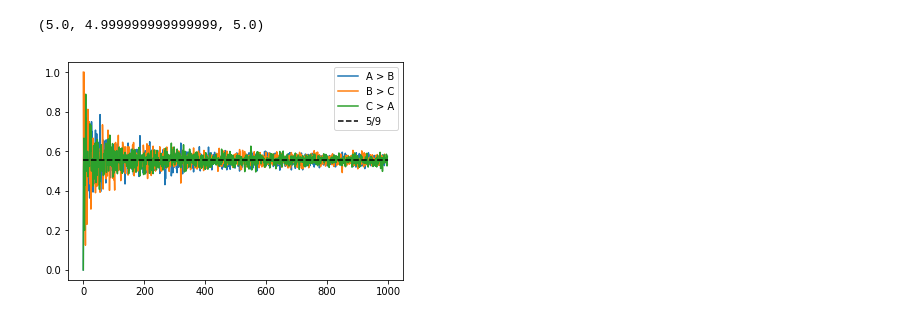
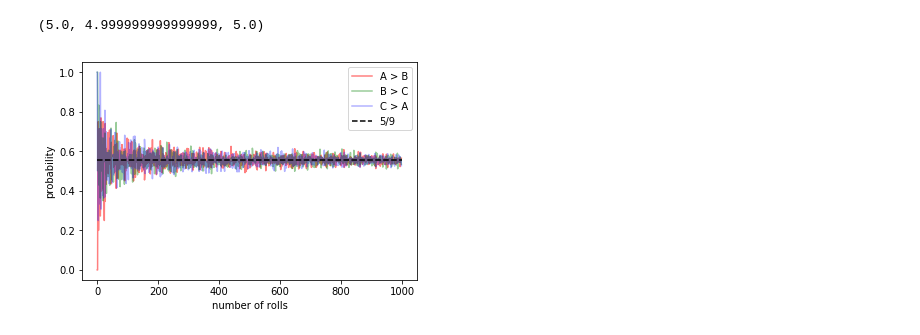
Before and after one commit to jsdiazpo/Nontransitive-Dice, a Jupyter notebook: Nontransitive-dice.ipynb, the cells around one changed output. Drawn from its saved outputs; the diff is of its cells as text; code cells hidden in the pictures.

```diff
--- a/Nontransitive-dice.ipynb
+++ b/Nontransitive-dice.ipynb
@@ -64,11 +64,13 @@ for num_rolls in range(1, num_rolls_max):
     ab_lst.append(cnt_ab/num_rolls)
     bc_lst.append(cnt_bc/num_rolls)
     ca_lst.append(cnt_ca/num_rolls)
-
-plt.plot(ab_lst, label='A > B')
-plt.plot(bc_lst, label='B > C')
-plt.plot(ca_lst, label='C > A')
-plt.plot([5/9]*num_rolls_max, 'k--', label='5/9')
-plt.legend();
-# %% [output]
-[figure, removed]
+# %%
+plt.plot(ab_lst, 'r', alpha=.5, label='A > B')
+plt.plot(bc_lst, 'g', alpha=.4, label='B > C')
+plt.plot(ca_lst, 'b', alpha=.3, label='C > A')
+plt.plot([5/9]*num_rolls_max, 'k--', label='5/9')
+plt.xlabel('number of rolls')
+plt.ylabel('probability')
+plt.legend();
+# %% [output]
+[figure, added]
```
